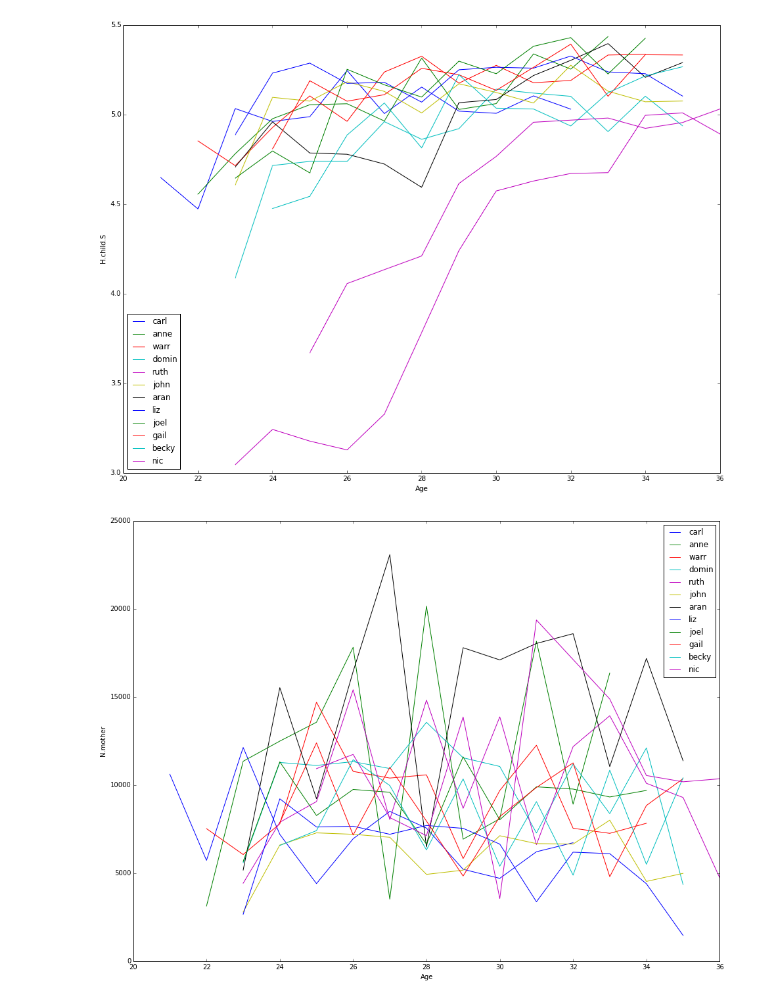
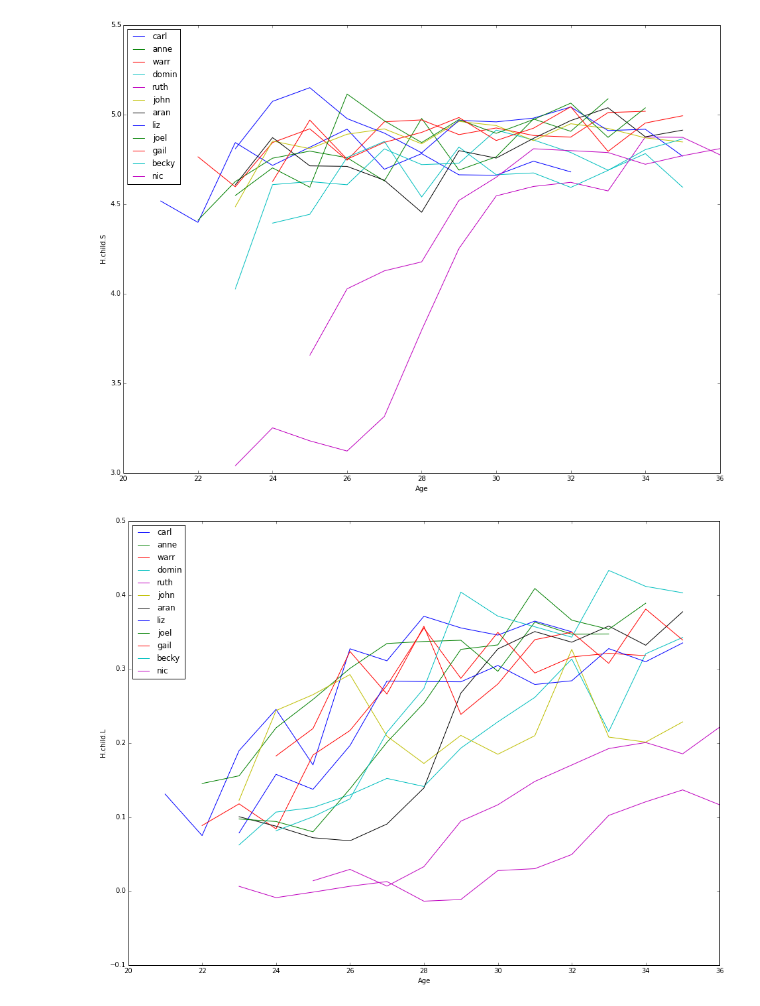
Before and after one commit to jirvin16/nltk_childes, a Jupyter notebook: CHILDES.ipynb, the cells around one changed output. Drawn from its saved outputs; the diff is of its cells as text; code cells hidden in the pictures.

Commit message:
added lexical diversity

```diff
--- a/CHILDES.ipynb
+++ b/CHILDES.ipynb
@@ -55,17 +37,18 @@ for f in files:
         resDict[child,age] = [f]
 
 fout = open(nmmfile,"w")
-print >> fout, "Child Age N.child H.child H.child.S N.mother H.mother H.mother.S"
+print >> fout, "Child Age N.child H.child H.child.S H.child.L N.mother H.mother H.mother.S H.mother.L"
 for child,age in resDict.keys():
     ff = resDict[child,age]
     # Frequency dists of child and mother for this particular child and age (raw)
     # Bottleneck of runtime
     fchild = FreqDist(eng.words(ff,speaker="CHI",replace=True))
     fmother = FreqDist(eng.words(ff,speaker="MOT",replace=True))
-    # Frequency dists of child and mother for this particular child and age (stemmed) # Notice that we split words on "-" to transform "be-3S" to "be"
+    # Frequency dists of child and mother for this particular child and age (stemmed)
+    # Notice that we split words on "-" to transform "be-3S" to "be"
     # Bottleneck of runtime
-    fchildS = FreqDist([w.split("-")[0] for w in eng.words(ff,speaker="CHI",replace=True)])
-    fmotherS = FreqDist([w.split("-")[0] for w in eng.words(ff,speaker="MOT",replace=True)])
+    fchildS = FreqDist([w.split("-")[0] for w in eng.words(ff,speaker="CHI",replace=True,stem=True)])
+    fmotherS = FreqDist([w.split("-")[0] for w in eng.words(ff,speaker="MOT",replace=True,stem=True)])
     # Statistics
     nchild = sum(array(fchild.values()))
     nmother = sum(array(fmother.values()))
@@ -75,7 +58,10 @@ for child,age in resDict.keys():
     # Entropies (stemmed)
     HchildS = Ent.Entropy(fchildS,method="CWJ")
     HmotherS = Ent.Entropy(fmotherS,method="CWJ")
-    print >> fout, child,age,nchild,Hchild,HchildS,nmother,Hmother,HmotherS
+    # Lexical Diversity
+    HchildL = Hchild - HchildS
+    HmotherL = Hmother - HmotherS
+    print >> fout, child,age,nchild,Hchild,HchildS,HchildL,nmother,Hmother,HmotherS,HmotherL
 
 fout.close()
 # %%
@@ -99,33 +85,33 @@ column_list = list(sorted_df.columns.values)
 # Remove the column name 'Child' because it contains strings
 column_list.remove('Child')
 
 # Convert all other columns to floats
 sorted_df[column_list] = sorted_df[column_list].astype(float)
 
 # Create a list of data frames corresponding to each child
 child_split_df = {}
 for child in name_list:
     child_split_df[child] = sorted_df[sorted_df['Child'] == child]
 
 # Define a function which plots a certain statistic
 def plot_stat(name_list, child_split_df, stat):
     for child in name_list:
         plt.plot((child_split_df[child])['Age'],  (child_split_df[child])[stat], linestyle = '-')
         plt.xlabel('Age')
         plt.ylabel(stat)
         fontP = FontProperties()
         fontP.set_size('large')
-        plt.legend(name_list, "title", prop = fontP, loc='upper right')
+        plt.legend(name_list, "title", prop = fontP)
 
 column_list.remove('Age')
 figure_num = 1
 for stat in column_list:
     plt.figure(figure_num, figsize = (16,12))
     plot_stat(name_list, child_split_df, stat)
     plt.show()
     figure_num += 1
 # %% [output]
 [figure]
 [figure]
-[figure, old version]
+[figure, new version]
-[figure, old version]
+[figure, new version]
```
Also changed, not shown: parts of 3 cells of this notebook, 1 other file.
